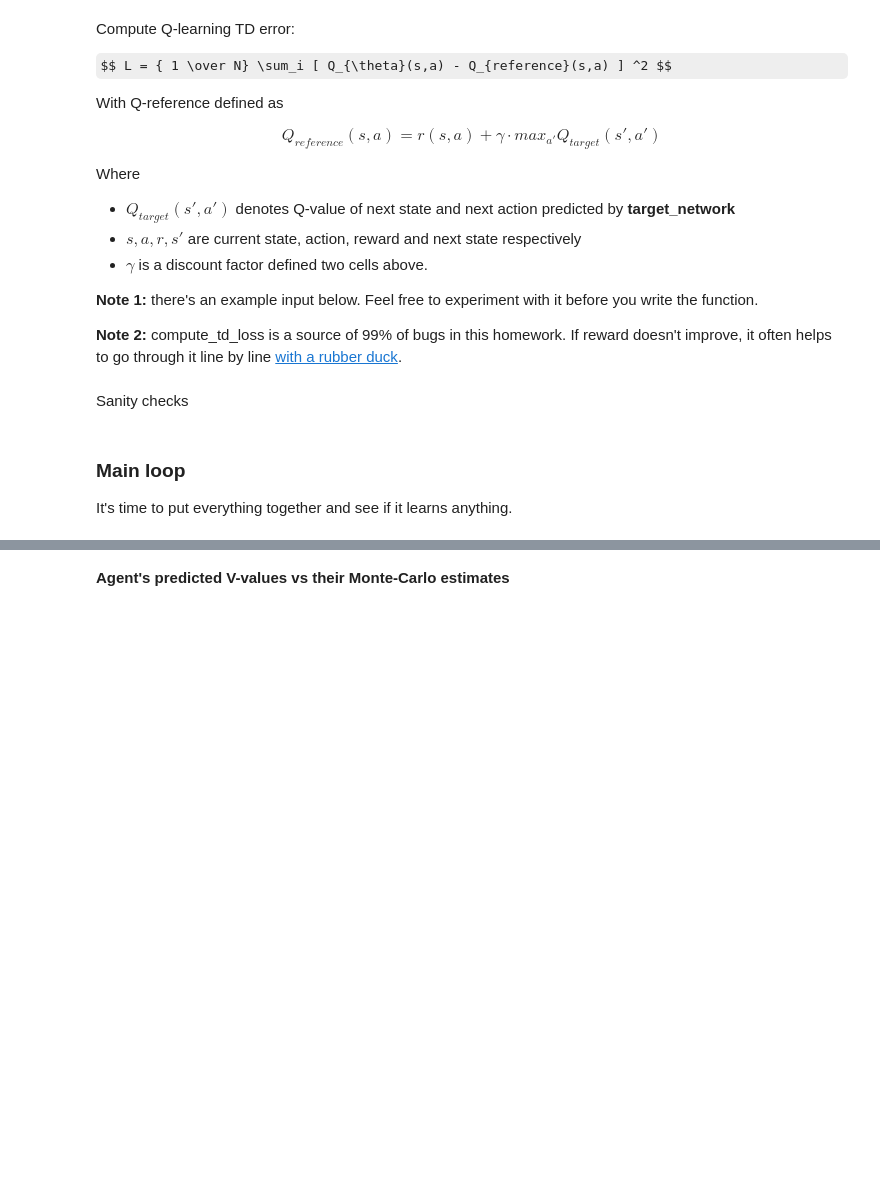
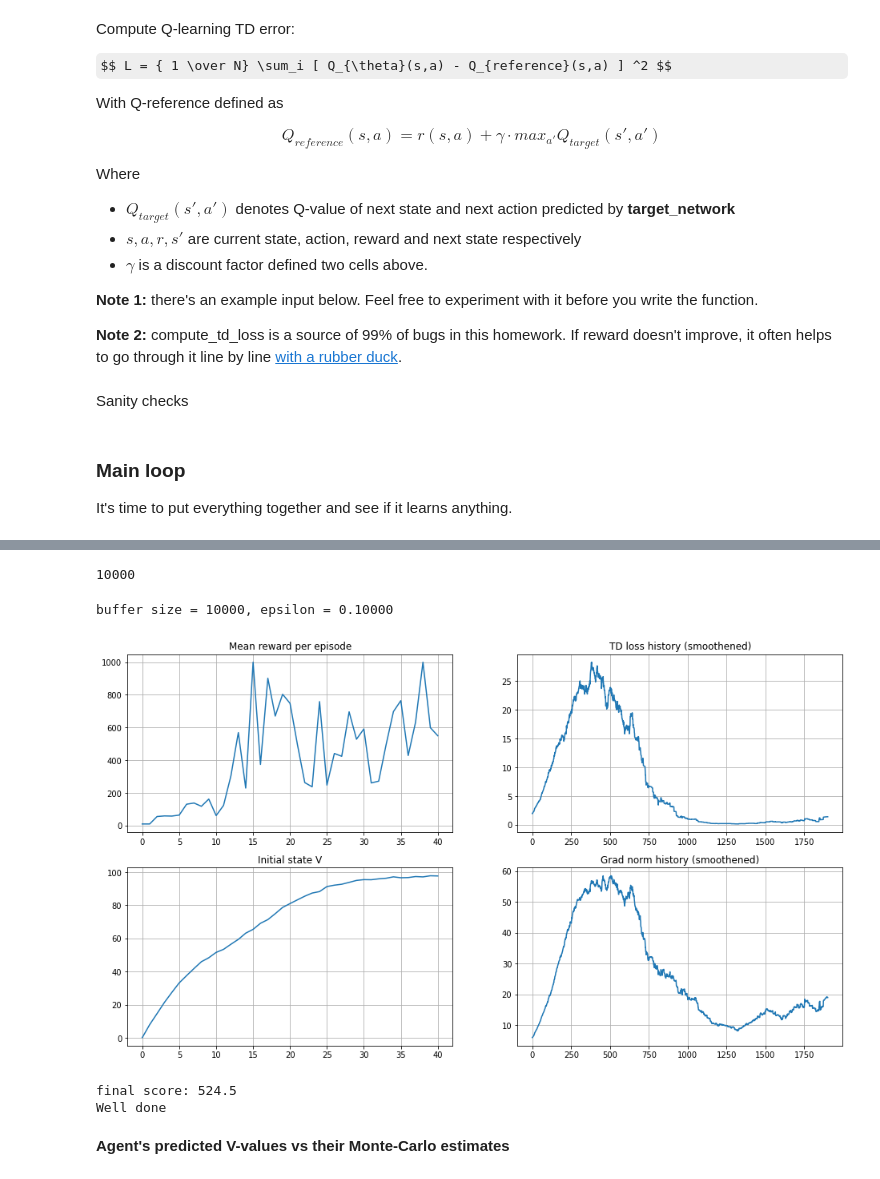
Before and after one commit to LearningAchievements-masdevas/RL_Homework, a Jupyter notebook: homework_2/2_debug.ipynb, the cells around one changed output, grey strips where cells are left out. Drawn from its saved outputs; the diff is of its cells as text; code cells hidden in the pictures; some formulas as TeX source; blank space fills up the shorter version.

Commit message:
HW2 is done

```diff
--- a/homework_2/2_debug.ipynb
+++ b/homework_2/2_debug.ipynb
@@ -87,8 +92,20 @@ class DQNAgent(nn.Module):
         # Define your network body here. Please make sure agent is fully contained here
         assert len(state_shape) == 1
         state_dim = state_shape[0]
-        <YOUR CODE>
+        self.network = nn.Sequential(
+            nn.Linear(4, 128),
+            nn.LeakyReLU(0.2),
+            nn.Linear(128, 64),
+            nn.LeakyReLU(0.2),
+            nn.Linear(64, self.n_actions)
+        )
+# network = nn.Sequential()
 
+# network.add_module("layer1", nn.Linear(4, 256))
+# network.add_module("layer2", nn.LeakyReLU(0.2))
+# network.add_module("layer3", nn.Linear(256, 128))
+# network.add_module("layer4", nn.LeakyReLU(0.2))
+# network.add_module("layer5", nn.Linear(128, n_actions))
 
     def forward(self, state_t):
         """
@@ -96,7 +113,7 @@ class DQNAgent(nn.Module):
         :param state_t: a batch states, shape = [batch_size, *state_dim=4]
         """
         # Use your network to compute qvalues for given state
-        qvalues = <YOUR CODE>
+        qvalues = self.network(state_t)
 
         assert qvalues.requires_grad, "qvalues must be a torch tensor with grad"
         assert (
@@ -185,7 +204,15 @@ def play_and_record(initial_state, agent, env, exp_replay, n_steps=1):
     sum_rewards = 0
 
     # Play the game for n_steps as per instructions above
-    <YOUR CODE>
+    for _ in range(n_steps):
+        qvalues = agent.get_qvalues(torch.tensor([s]))
+        action = agent.sample_actions(qvalues)[0]
+        next_state, reward, done, _ = env.step(action)
+        exp_replay.add(s, action, reward, next_state, done)
+        s = next_state
+        sum_rewards += reward
+        if done:
+            s = env.reset()
 
     return sum_rewards, s
 # %%
@@ -286,7 +317,7 @@ def compute_td_loss(states, actions, rewards, next_states, is_done,
     predicted_qvalues_for_actions = predicted_qvalues[range(len(actions)), actions]  # shape: [batch_size]
 
     # compute V*(next_states) using predicted next q-values
-    next_state_values = <YOUR CODE>
+    next_state_values = torch.max(predicted_next_qvalues, dim=1).values
 
     assert next_state_values.dim() == 1 and next_state_values.shape[0] == states.shape[0], \
         "must predict one value per state"
@@ -294,7 +325,7 @@ def compute_td_loss(states, actions, rewards, next_states, is_done,
     # compute "target q-values" for loss - it's what's inside square parentheses in the above formula.
     # at the last state use the simplified formula: Q(s,a) = r(s,a) since s' doesn't exist
     # you can multiply next state values by is_not_done to achieve this.
-    target_qvalues_for_actions = <YOUR CODE>
+    target_qvalues_for_actions = rewards + is_not_done * gamma * next_state_values
 
     # mean squared error loss to minimize
     loss = torch.mean((predicted_qvalues_for_actions - target_qvalues_for_actions.detach()) ** 2)
@@ -363,6 +398,8 @@ for i in range(100):
     if len(exp_replay) == REPLAY_BUFFER_SIZE:
         break
 print(len(exp_replay))
+# %% [output]
+10000
 # %%
 # # for something more complicated than CartPole
 
@@ -427,9 +464,9 @@ with trange(step, total_steps + 1) as progress_bar:
         _, state = play_and_record(state, agent, env, exp_replay, timesteps_per_epoch)
 
         # train
-        <YOUR CODE: sample batch_size of data from experience replay>
+        batch = exp_replay.sample(batch_size)
 
-        loss = <YOUR CODE: compute TD loss>
+        loss = compute_td_loss(*batch, agent, target_network)
 
         loss.backward()
         grad_norm = nn.utils.clip_grad_norm_(agent.parameters(), max_grad_norm)
@@ -442,7 +479,7 @@ with trange(step, total_steps + 1) as progress_bar:
 
         if step % refresh_target_network_freq == 0:
             # Load agent weights into target_network
-            <YOUR CODE>
+            target_network.load_state_dict(agent.state_dict())
 
         if step % eval_freq == 0:
             mean_rw_history.append(evaluate(
@@ -453,34 +490,41 @@ with trange(step, total_steps + 1) as progress_bar:
             )
             initial_state_v_history.append(np.max(initial_state_q_values))
 
             clear_output(True)
             print("buffer size = %i, epsilon = %.5f" %
                 (len(exp_replay), agent.epsilon))
 
             plt.figure(figsize=[16, 9])
 
             plt.subplot(2, 2, 1)
             plt.title("Mean reward per episode")
             plt.plot(mean_rw_history)
             plt.grid()
 
             assert not np.isnan(td_loss_history[-1])
             plt.subplot(2, 2, 2)
             plt.title("TD loss history (smoothened)")
             plt.plot(utils.smoothen(td_loss_history))
             plt.grid()
 
             plt.subplot(2, 2, 3)
             plt.title("Initial state V")
             plt.plot(initial_state_v_history)
             plt.grid()
 
             plt.subplot(2, 2, 4)
             plt.title("Grad norm history (smoothened)")
-            plt.plot(utils.smoothen(grad_norm_history))
+            # print(grad_norm_history)
+            grad_norm_history_cpu = []
+            for item in grad_norm_history:
+                grad_norm_history_cpu.append(item.cpu())
+            plt.plot(utils.smoothen(grad_norm_history_cpu))
             plt.grid()
 
             plt.show()
+# %% [output]
+buffer size = 10000, epsilon = 0.10000
+[figure, added]
 # %%
 final_score = evaluate(
   make_env(),
@@ -489,6 +533,9 @@ final_score = evaluate(
 print('final score:', final_score)
 assert final_score > 300, 'not good enough for DQN'
 print('Well done')
+# %% [output]
+final score: 524.5
+Well done
 # %% [markdown]
 **Agent's predicted V-values vs their Monte-Carlo estimates**
 # %%
```
Also changed, not shown: parts of 9 cells of this notebook, 24 other files.
